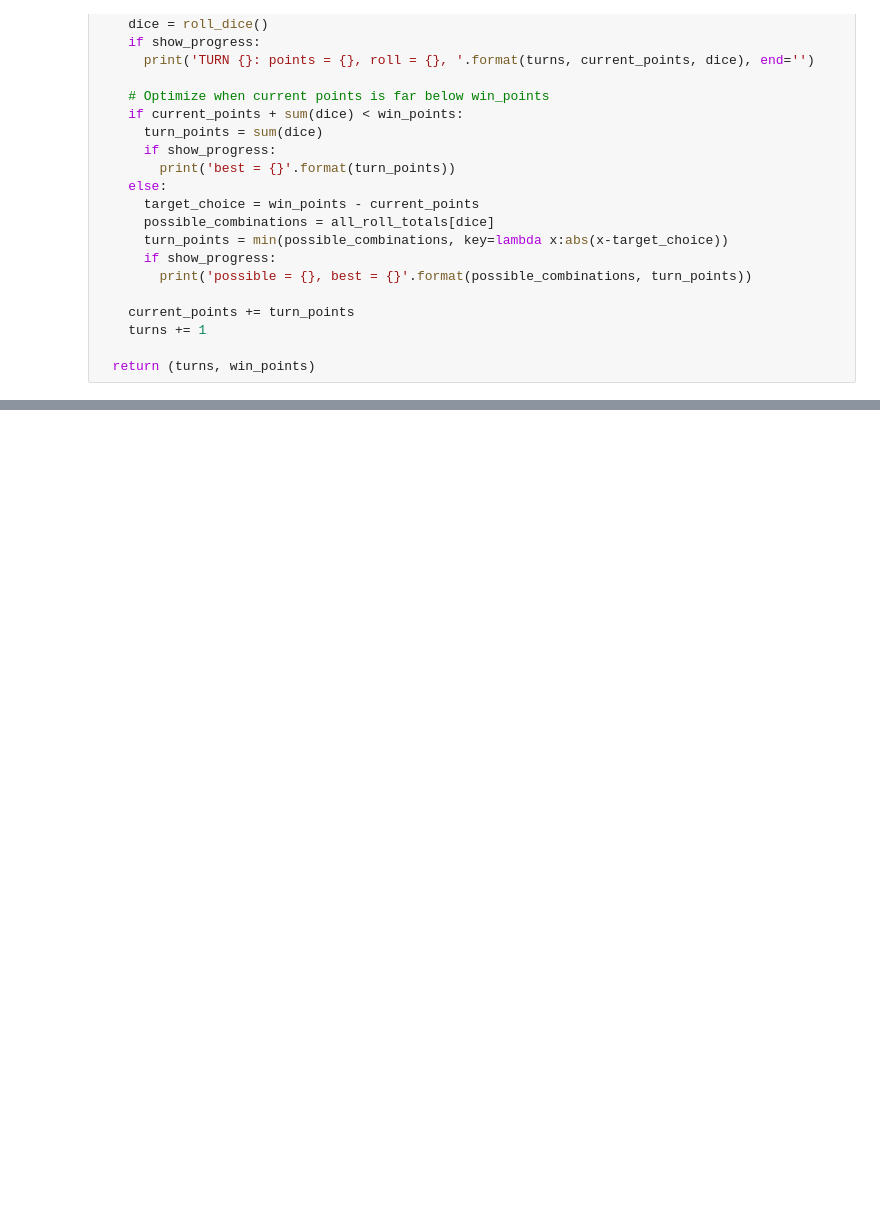
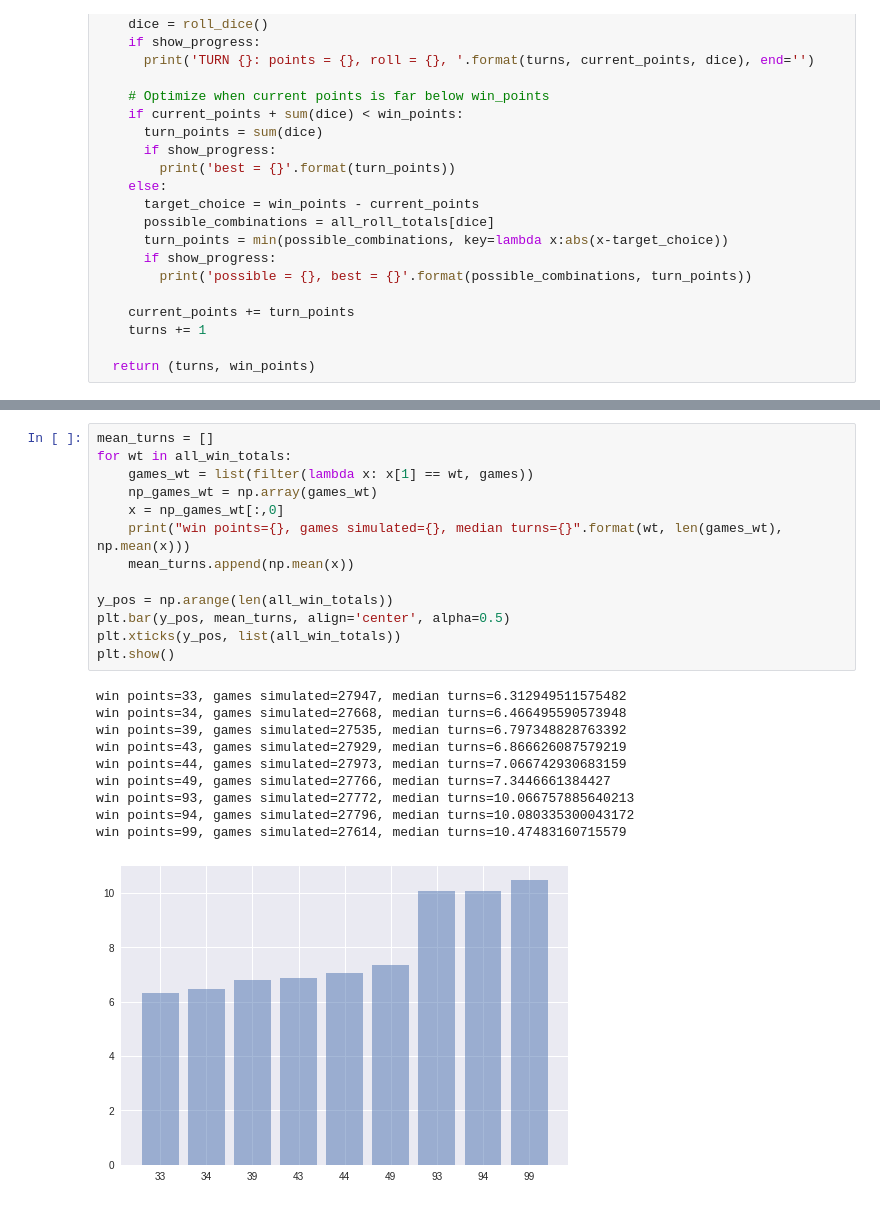
Before and after one commit to stephenhouser/Troop349-Dice-Game, a Jupyter notebook: Troop349-Dice-Game-Simulation.ipynb, the cells around one changed output, grey strips where cells are left out. Cells and saved outputs as stored; diff of their text form; blank space fills up the shorter version.

```diff
--- a/Troop349-Dice-Game-Simulation.ipynb
+++ b/Troop349-Dice-Game-Simulation.ipynb
@@ -142,0 +198,24 @@ _ = plt.text(ninety_percent_turns + ninety_percent_turns/5, max_ - max_/5, '95%:
+# %%
+mean_turns = []
+for wt in all_win_totals:
+    games_wt = list(filter(lambda x: x[1] == wt, games))
+    np_games_wt = np.array(games_wt)
+    x = np_games_wt[:,0]
+    print("win points={}, games simulated={}, median turns={}".format(wt, len(games_wt), np.mean(x)))
+    mean_turns.append(np.mean(x))
+
+y_pos = np.arange(len(all_win_totals))
+plt.bar(y_pos, mean_turns, align='center', alpha=0.5)
+plt.xticks(y_pos, list(all_win_totals))
+plt.show()
+# %% [output]
+win points=33, games simulated=27947, median turns=6.312949511575482
+win points=34, games simulated=27668, median turns=6.466495590573948
+win points=39, games simulated=27535, median turns=6.797348828763392
+win points=43, games simulated=27929, median turns=6.866626087579219
+win points=44, games simulated=27973, median turns=7.066742930683159
+win points=49, games simulated=27766, median turns=7.3446661384427
+win points=93, games simulated=27772, median turns=10.066757885640213
+win points=94, games simulated=27796, median turns=10.080335300043172
+win points=99, games simulated=27614, median turns=10.47483160715579
+[figure, added]
```
Also changed, not shown: parts of 17 cells of this notebook.
